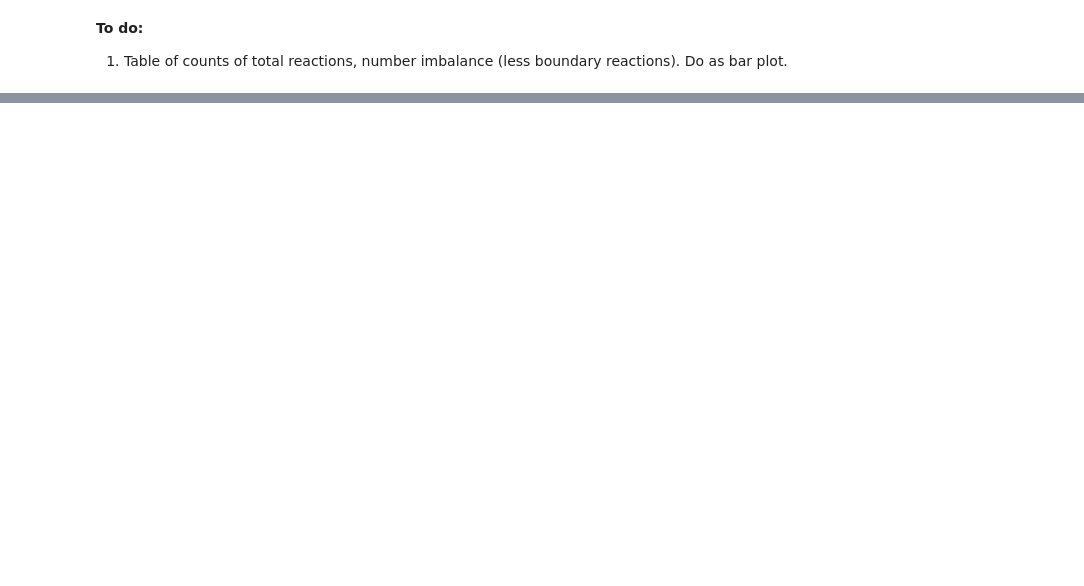
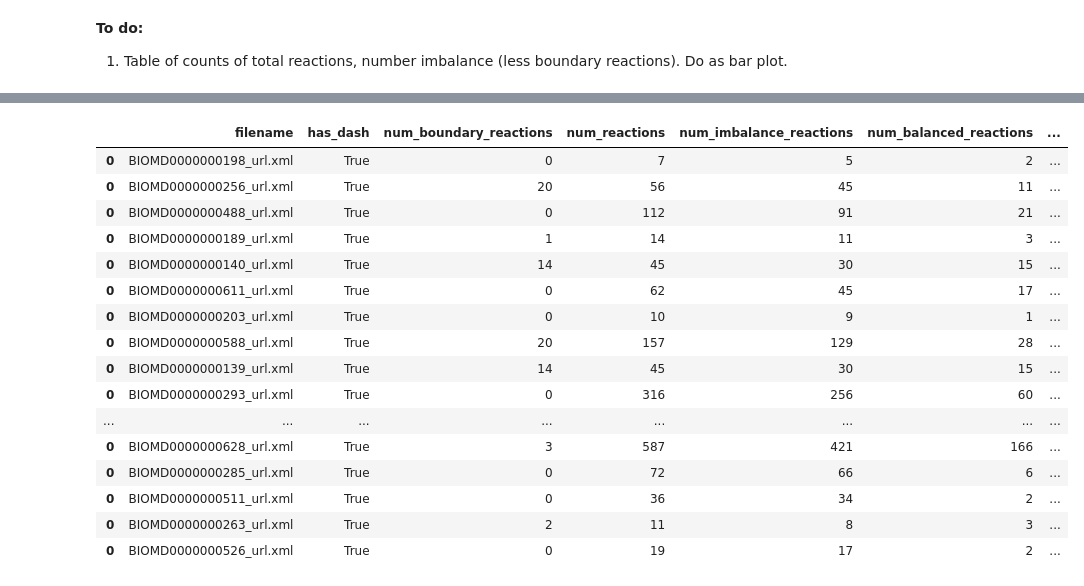
Before and after one commit to ModelEngineering/SBMLLint, a Jupyter notebook: notebook/Structured Names.ipynb, the cells around one changed output, grey strips where cells are left out. Cells and saved outputs as stored; diff of their text form; code cells hidden in the pictures; blank space fills up the shorter version.

Commit message:
Collection of data on structured names

```diff
--- a/notebook/Structured Names.ipynb
+++ b/notebook/Structured Names.ipynb
@@ -104,3 +109,21 @@ Excess moieties in products
 # %% [markdown]
 **To do:**
 1. Table of counts of total reactions, number imbalance (less boundary reactions). Do as bar plot.
+# %%
+def isStructuredName(name):
+    moietys = name.split(cn.MOIETY_SEPARATOR)
+    if len(moietys) == 1:
+        return False
+    # See if it has a numeric suffix
+    try:
+        _ = float(moietys[1])
+        return False
+    except:
+        pass
+    if "species" == moietys[0]:
+        return False
+    return True
+
+print ("1: %d" % isStructuredName("a_b"))
+print ("0: %d" % isStructuredName("species_b"))
+print ("0: %d" % isStructuredName("speces_3"))
@@ -140,0 +174,20 @@ df_count
+# %%
+calcStats(initial=1, final=200)
+# %% [output]
+|  | filename | has_dash | num_boundary_reactions | num_reactions | num_imbalance_reactions | num_balanced_reactions | ... |
+| 0 | BIOMD0000000198_url.xml | True | 0 | 7 | 5 | 2 | ... |
+| 0 | BIOMD0000000256_url.xml | True | 20 | 56 | 45 | 11 | ... |
+| 0 | BIOMD0000000488_url.xml | True | 0 | 112 | 91 | 21 | ... |
+| 0 | BIOMD0000000189_url.xml | True | 1 | 14 | 11 | 3 | ... |
+| 0 | BIOMD0000000140_url.xml | True | 14 | 45 | 30 | 15 | ... |
+| 0 | BIOMD0000000611_url.xml | True | 0 | 62 | 45 | 17 | ... |
+| 0 | BIOMD0000000203_url.xml | True | 0 | 10 | 9 | 1 | ... |
+| 0 | BIOMD0000000588_url.xml | True | 20 | 157 | 129 | 28 | ... |
+| 0 | BIOMD0000000139_url.xml | True | 14 | 45 | 30 | 15 | ... |
+| 0 | BIOMD0000000293_url.xml | True | 0 | 316 | 256 | 60 | ... |
+| ... | ... | ... | ... | ... | ... | ... | ... |
+| 0 | BIOMD0000000628_url.xml | True | 3 | 587 | 421 | 166 | ... |
+| 0 | BIOMD0000000285_url.xml | True | 0 | 72 | 66 | 6 | ... |
+| 0 | BIOMD0000000511_url.xml | True | 0 | 36 | 34 | 2 | ... |
+| 0 | BIOMD0000000263_url.xml | True | 2 | 11 | 8 | 3 | ... |
+| 0 | BIOMD0000000526_url.xml | True | 0 | 19 | 17 | 2 | ... |
```
Also changed, not shown: parts of 7 cells of this notebook, 1 other file.
